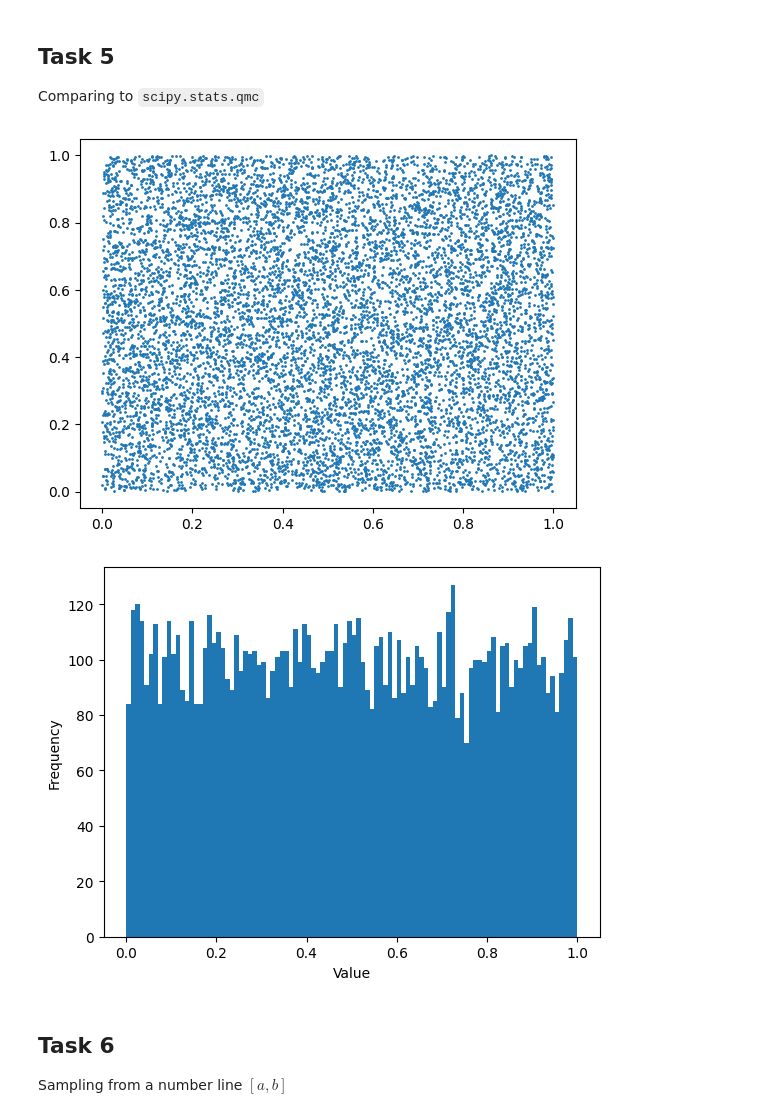
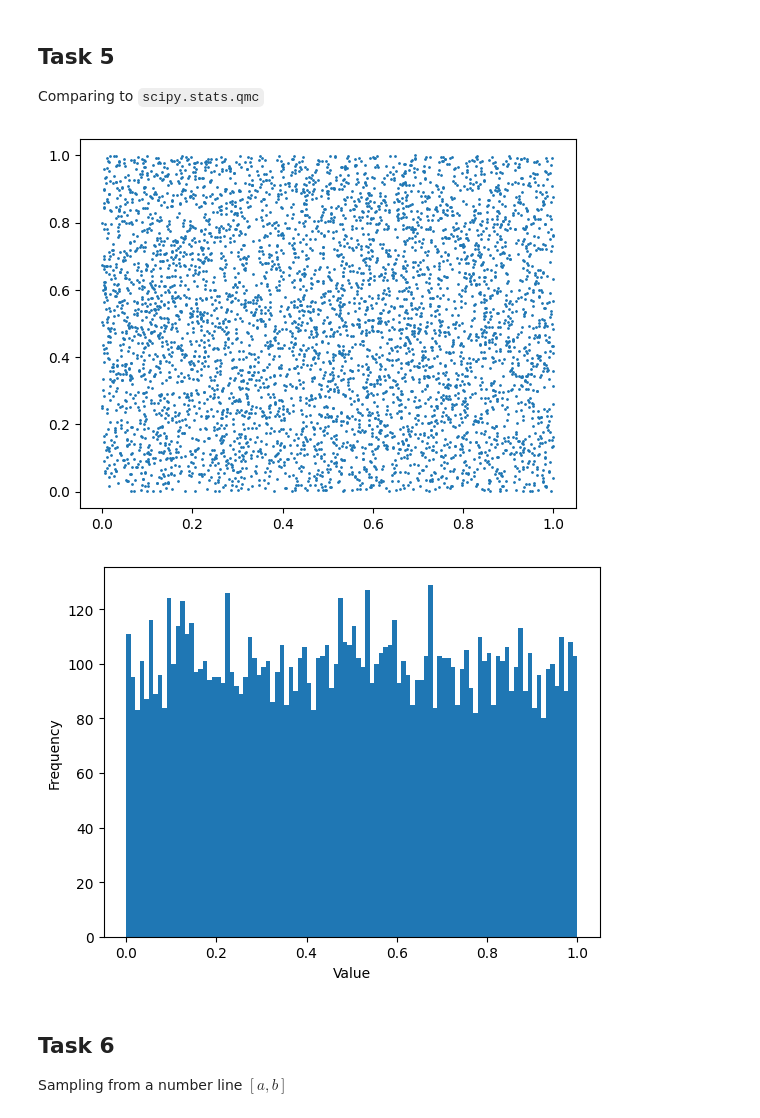
Before and after one commit to Daniel-Ope06/the-lab, a Jupyter notebook: 02-stochastic-process/01-Random-Variables/02-Random-Variables-Attempt.ipynb, the cells around one changed output. Saved outputs shown, nothing was run; the diff lists cells and outputs as text; code cells hidden in the pictures.

```diff
--- a/02-stochastic-process/01-Random-Variables/02-Random-Variables-Attempt.ipynb
+++ b/02-stochastic-process/01-Random-Variables/02-Random-Variables-Attempt.ipynb
@@ -91,19 +91,19 @@ plt.show()
 # %%
 sampler: qmc.Sobol = qmc.Sobol(d=10_000)
 sample: np.ndarray = sampler.random().flatten()
 
-x_3: np.ndarray = sample[:-1]
-y_3: np.ndarray = sample[1:]
+x_3: np.ndarray = sample[:-1:2]
+y_3: np.ndarray = sample[1::2]
 plt.scatter(x_3, y_3, s=1)
 plt.show()
 
 plt.hist(sample, bins=100)
 plt.xlabel('Value')
 plt.ylabel('Frequency')
 plt.show()
 # %% [output]
-[figure, old version]
+[figure, new version]
-[figure, old version]
+[figure, new version]
 # %% [markdown]
  ## Task 6
  Sampling from a number line $[a,b]$
```
Also changed, not shown: parts of 4 cells of this notebook, 1 other file.
